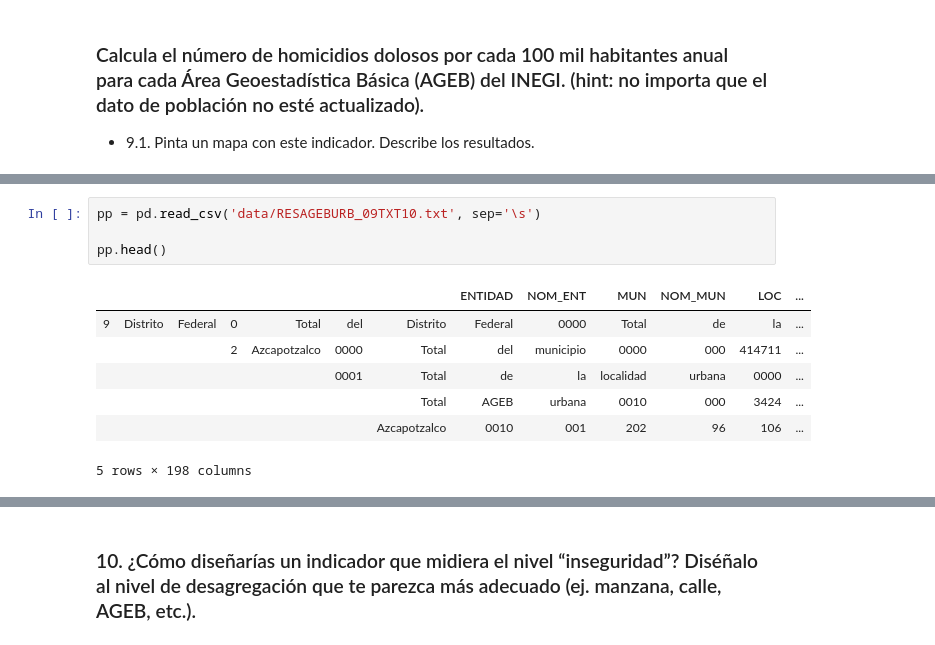
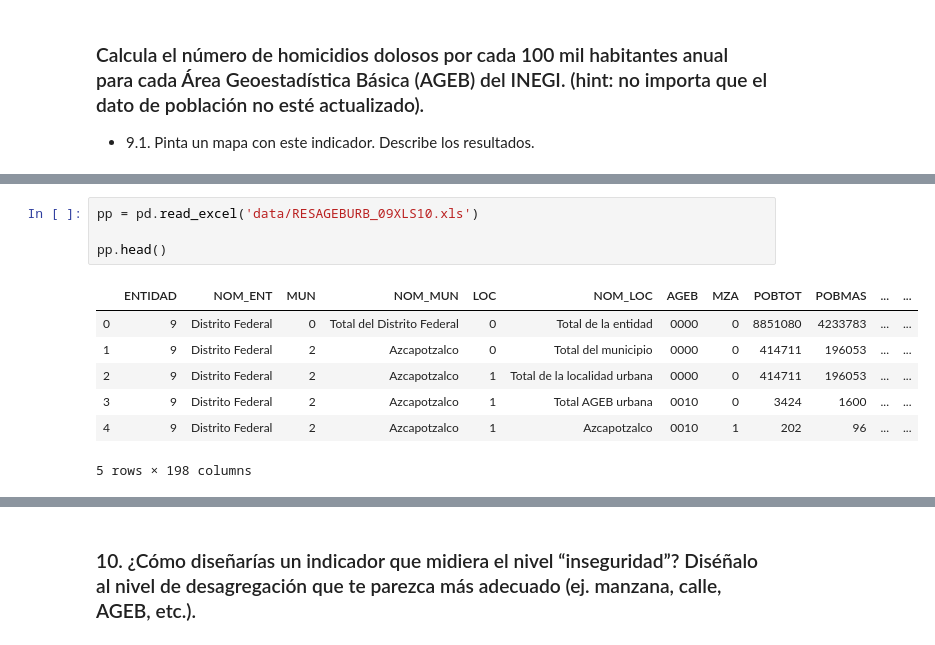
Before and after one commit to jorgemauricio/opi, a Jupyter notebook: Seccion_A.ipynb, the cells around one changed output, grey strips where cells are left out. Drawn from its saved outputs; the diff is of its cells as text.

```diff
--- a/Seccion_A.ipynb
+++ b/Seccion_A.ipynb
@@ -269,14 +269,14 @@ XOCHIMILCO                      161
 ZAMORA                            1
 Name: delito, dtype: int64
 # %%
-pp = pd.read_csv('data/RESAGEBURB_09TXT10.txt', sep='\s')
+pp = pd.read_excel('data/RESAGEBURB_09XLS10.xls')
 
 pp.head()
 # %% [output]
-|  |  |  |  |  |  |  | ENTIDAD | NOM_ENT | MUN | NOM_MUN | LOC | ... |
-| 9 | Distrito | Federal | 0 | Total | del | Distrito | Federal | 0000 | Total | de | la | ... |
-|  |  |  | 2 | Azcapotzalco | 0000 | Total | del | municipio | 0000 | 000 | 414711 | ... |
-|  |  |  |  |  | 0001 | Total | de | la | localidad | urbana | 0000 | ... |
-|  |  |  |  |  |  | Total | AGEB | urbana | 0010 | 000 | 3424 | ... |
-|  |  |  |  |  |  | Azcapotzalco | 0010 | 001 | 202 | 96 | 106 | ... |
+|  | ENTIDAD | NOM_ENT | MUN | NOM_MUN | LOC | NOM_LOC | AGEB | MZA | POBTOT | POBMAS | ... | ... |
+| 0 | 9 | Distrito Federal | 0 | Total del Distrito Federal | 0 | Total de la entidad | 0000 | 0 | 8851080 | 4233783 | ... | ... |
+| 1 | 9 | Distrito Federal | 2 | Azcapotzalco | 0 | Total del municipio | 0000 | 0 | 414711 | 196053 | ... | ... |
+| 2 | 9 | Distrito Federal | 2 | Azcapotzalco | 1 | Total de la localidad urbana | 0000 | 0 | 414711 | 196053 | ... | ... |
+| 3 | 9 | Distrito Federal | 2 | Azcapotzalco | 1 | Total AGEB urbana | 0010 | 0 | 3424 | 1600 | ... | ... |
+| 4 | 9 | Distrito Federal | 2 | Azcapotzalco | 1 | Azcapotzalco | 0010 | 1 | 202 | 96 | ... | ... |
 5 rows × 198 columns
```
Also changed, not shown: parts of 4 cells of this notebook, 2 other files.
